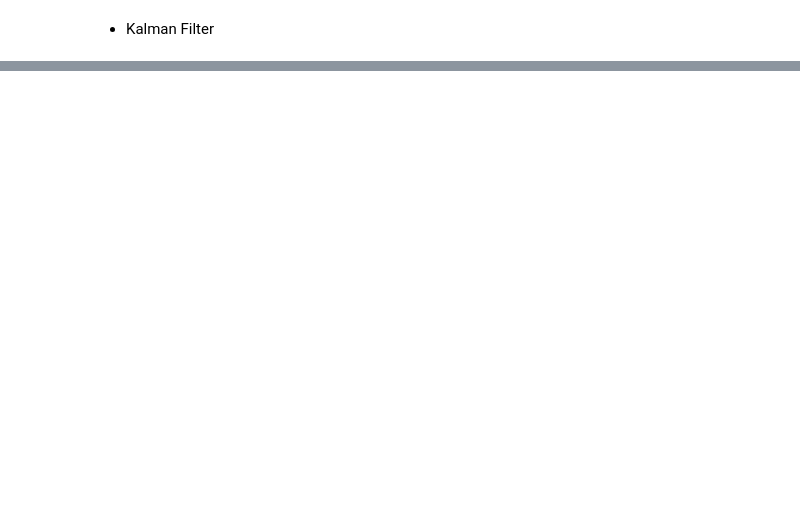
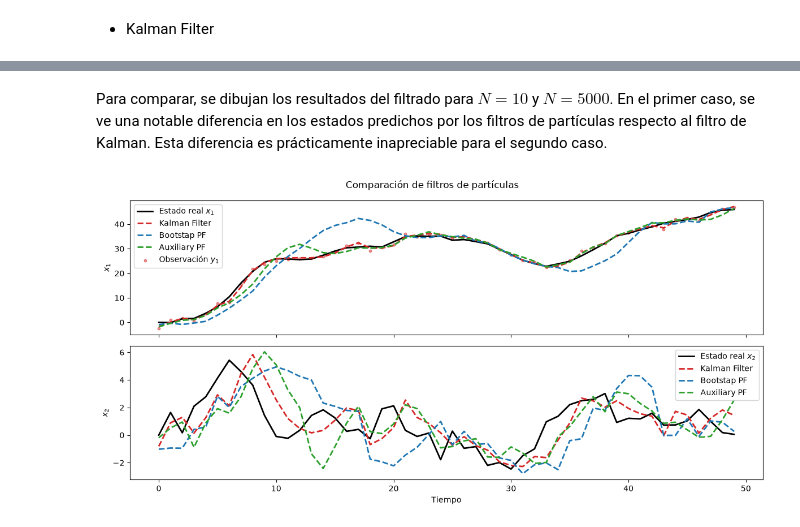
Before and after one commit to jamaja01/Particle_filter, a Jupyter notebook: demos/linear_examples.ipynb, the cells around one changed output, grey strips where cells are left out. Saved outputs shown, nothing was run; the diff lists cells and outputs as text; code cells hidden in the pictures; blank space fills up the shorter version.

```diff
--- a/demos/linear_examples.ipynb
+++ b/demos/linear_examples.ipynb
@@ -80,9 +90,19 @@ observation = GaussianObservationModel(h, R)
+# %%
+# Definición de los modelos de transición y observación
+noise_transition = GaussianNoise(Q)
+transition = AdditiveTransitionModel(f, noise_transition)
+
+noise_observation = GaussianNoise(R)
+observation = AdditiveObservationModel(h, noise_observation)
 # %%
 # Simulacion
 T = 50
 x0 = np.array([0.0, 0.0])
 
 x_true, y_obs = system_simulation(transition, observation, x0, T)
+# %%
+# Numero de partículas
+N_particles =[10, 50, 100, 500, 1000, 5000]
 # %% [markdown]
 - Bootstrap Particle Filter
 # %%
@@ -440,0 +220,12 @@ for time in plot_times:
+# %% [markdown]
+Para comparar, se dibujan los resultados del filtrado para $N=10$ y $N=5000$. En el primer caso, se ve una notable diferencia en los estados predichos por los filtros de partículas respecto al filtro de Kalman. Esta diferencia es prácticamente inapreciable para el segundo caso.
+# %%
+estimates = {
+    "Kalman Filter": est_kf["estimates"],
+    "Bootstap PF": bpf_results["estimates"][0],
+    "Auxiliary PF": apf_results["estimates"][0]
+}
+
+plot_results(x_true, y_obs, estimates)
+# %% [output]
+[figure, added]
```
Also changed, not shown: parts of 117 cells of this notebook, 22 other files.
